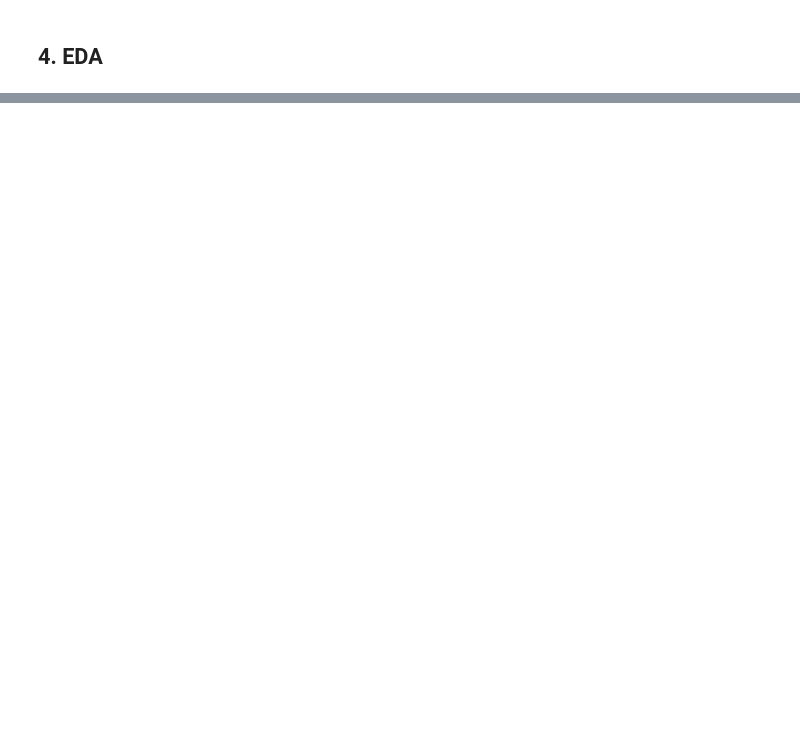
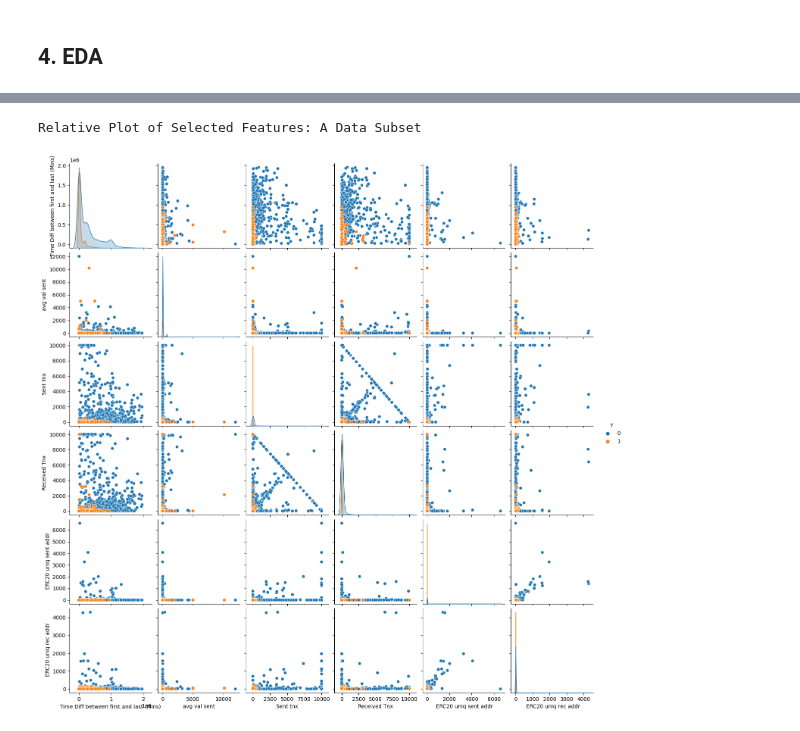
Before and after one commit to magiciansz/bt4012, a Jupyter notebook: ethereum_fraud_detection.ipynb, the cells around one changed output, grey strips where cells are left out. Drawn from its saved outputs; the diff is of its cells as text; code cells hidden in the pictures; blank space fills up the shorter version.

```diff
--- a/ethereum_fraud_detection.ipynb
+++ b/ethereum_fraud_detection.ipynb
@@ -204,0 +704,14 @@ dataset.drop(columns=[' ERC20 avg time between sent tnx', ' ERC20 avg time betwe
+# %%
+features_to_plot = ["Time Diff between first and last (Mins)", "avg val sent", "Sent tnx", "Received Tnx", " ERC20 uniq sent addr", " ERC20 uniq rec addr", "Y"]
+
+# Print a title for the plot.
+print("Relative Plot of Selected Features: A Data Subset")
+
+# Create a pair plot.
+sns.pairplot(dataset[features_to_plot], hue="Y")
+
+# Display the plot.
+plt.show()
+# %% [output]
+Relative Plot of Selected Features: A Data Subset
+[figure, added]
```
Also changed, not shown: parts of 134 cells of this notebook.
